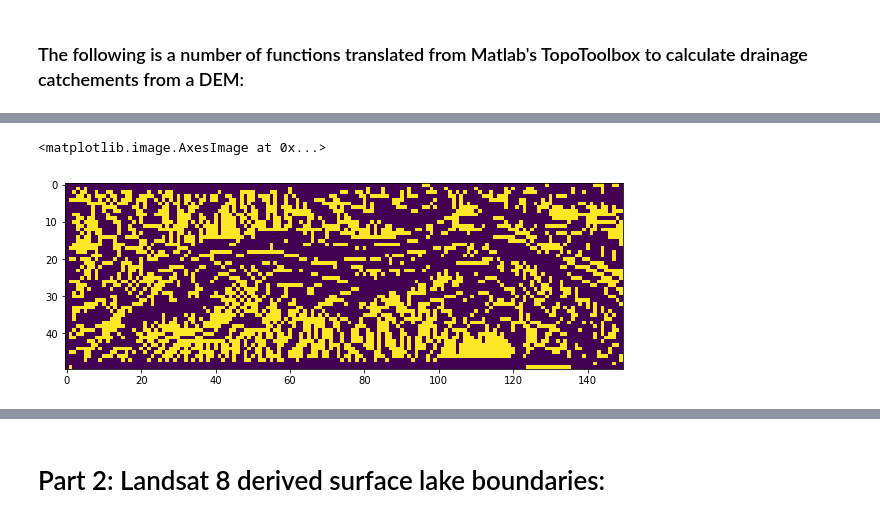
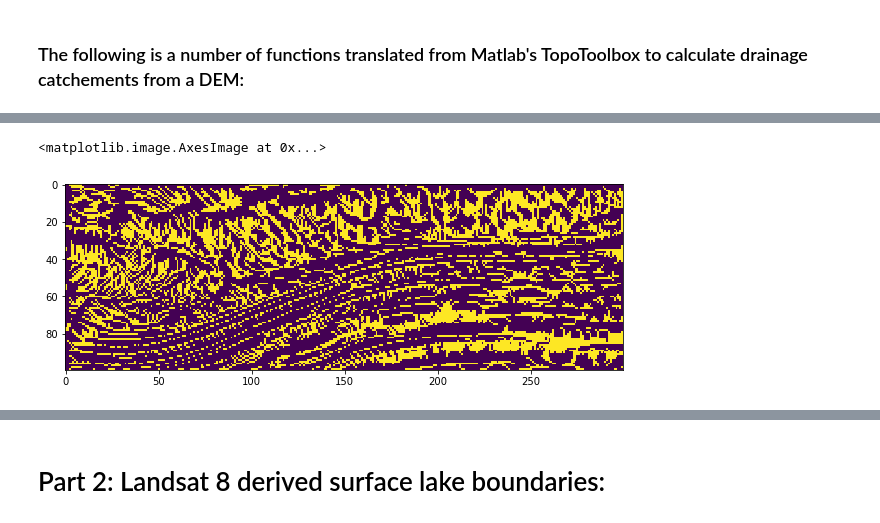
Before and after one commit to ldeo-glaciology/REMAWaterRouting, a Jupyter notebook: drainagebasins.ipynb, the cells around one changed output, grey strips where cells are left out. Saved outputs shown, nothing was run; the diff lists cells and outputs as text; code cells hidden in the pictures.

```diff
--- a/drainagebasins.ipynb
+++ b/drainagebasins.ipynb
@@ -77,6 +96,6 @@ ds_array_rs = ds_array.coarsen(x=500,y=500).mean()
 # %%
 
-ds_subset  = ds_array_rs#[150:250,300:600]
+ds_subset  = ds_array_rs[150:250,300:600]
 # %% [markdown]
 ### The following is a number of functions translated from Matlab's TopoToolbox to calculate drainage catchements from a DEM:
 # %%
@@ -148,7 +167,8 @@ def map_image_to_costs(D, PreSillPixel):
     :param image: String of image file or open file descriptor of image
     :return: 2D array representing the cost field
     """
-    G = 1-D/np.max(D)
+
+    G = (D-np.min(D))/(np.max(D)-np.min(D))**-1
     if len(PreSillPixel)>0:
         for pair in PreSillPixel:
             PSPx = int(pair[0])
@@ -159,12 +179,11 @@ def map_image_to_costs(D, PreSillPixel):
         G[PSPx,PSPy] = 1
         #B = abs(D)*255/np.max(abs(D)
 
-    image = G
-    data = image
+    data = G*256
     # Exits are present in all green enough places ("G >> R and G")
-    exits = np.where(data >= 1 )
+    exits = np.where(data >= 255 )
     # Obstacles are in black (so at least G and B must be zero)
-    obstacles = np.where(data < 1. / 256)
+    obstacles = np.where(data < 1)
     # Convert image to greyscale
     grey_scales = data
     # Boolean index array for places without exits and obstacles
@@ -382,6 +401,7 @@ def FlowObj(Z, cellsize):
         D = np.nan_to_num(D)
 
     D[Iobj] = np.inf
+    D = D**-1
     cost_field  = map_image_to_costs(D,PreSillPixel)
     D = _wdt_python(cost_field) +1
     D[Iobj] = -np.inf;
@@ -578,13 +592,13 @@ for r in np.arange(0,len(ixc)):
     A[ixc[r]] = A[ix[r]]+A[ixc[r]];
 
 A = A.reshape(dem.shape)
-A  = A * cellArea
+A  = A * cellLength**2
 # %%
 plt.figure(figsize=(10,10))
-plt.imshow(A>5e7)
+plt.imshow(A>5e5)
 # %% [output]
 <matplotlib.image.AxesImage at 0x...>
-[figure, old version]
+[figure, new version]
 # %%
 def drainagebasins_fromaccum(A,minarea):
     W = (A>minarea).ravel()
```
Also changed, not shown: parts of 9 cells of this notebook, 1 other file.
